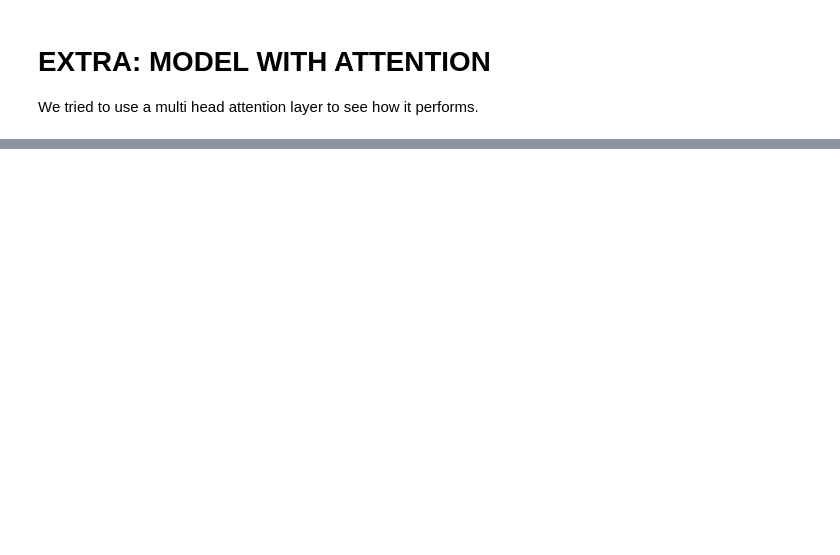
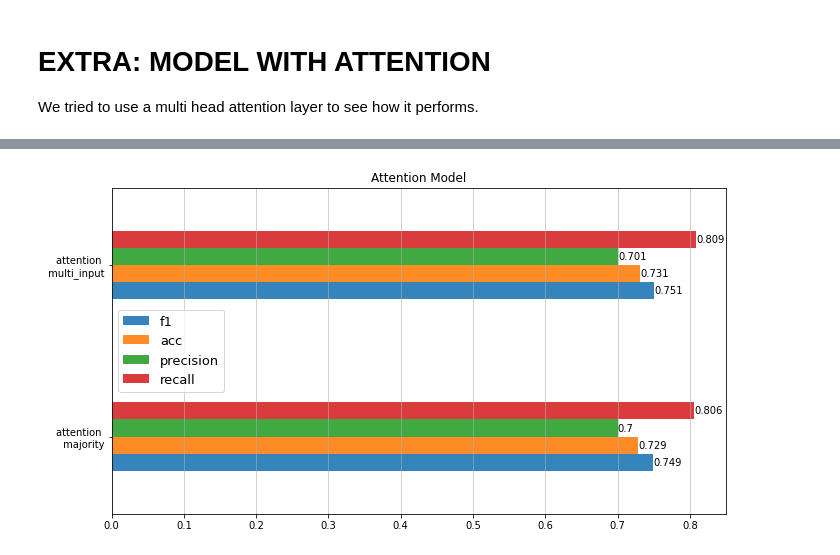
Before and after one commit to NoLogicPlease/fact-checking, a Jupyter notebook: Assignment2FactChecking.ipynb, the cells around one changed output, grey strips where cells are left out. Saved outputs shown, nothing was run; the diff lists cells and outputs as text; code cells hidden in the pictures; blank space fills up the shorter version.

```diff
--- a/Assignment2FactChecking.ipynb
+++ b/Assignment2FactChecking.ipynb
@@ -1189,0 +1282,15 @@ print("recall: ", multi_input_score_attention[3])
+# %%
+df = pd.DataFrame({'f1': [round(majority_voting_score_attention[0], 3), round(multi_input_score_attention[0], 3)],
+                   'acc':  [round(majority_voting_score_attention[1], 3), round(multi_input_score_attention[1], 3)],
+                   'precision': [round(majority_voting_score_attention[2], 3), round(multi_input_score_attention[2], 3)],
+                   'recall': [round(majority_voting_score_attention[3], 3), round(multi_input_score_attention[3], 3)]},
+                  index=['attention \n majority', 'attention \n multi_input'])
+
+ax = df.plot.barh(figsize=(11, 6), fontsize=10, width=0.4, alpha=0.9)
+ax.grid(axis='x', alpha=0.7)
+plt.title(f"Attention Model")
+ax.legend(loc='center left', fontsize=13)
+for container in ax.containers:
+    ax.bar_label(container, fontsize=10, rotation='0')
+# %% [output]
+[figure, added]
```
Also changed, not shown: parts of 20 cells of this notebook.
